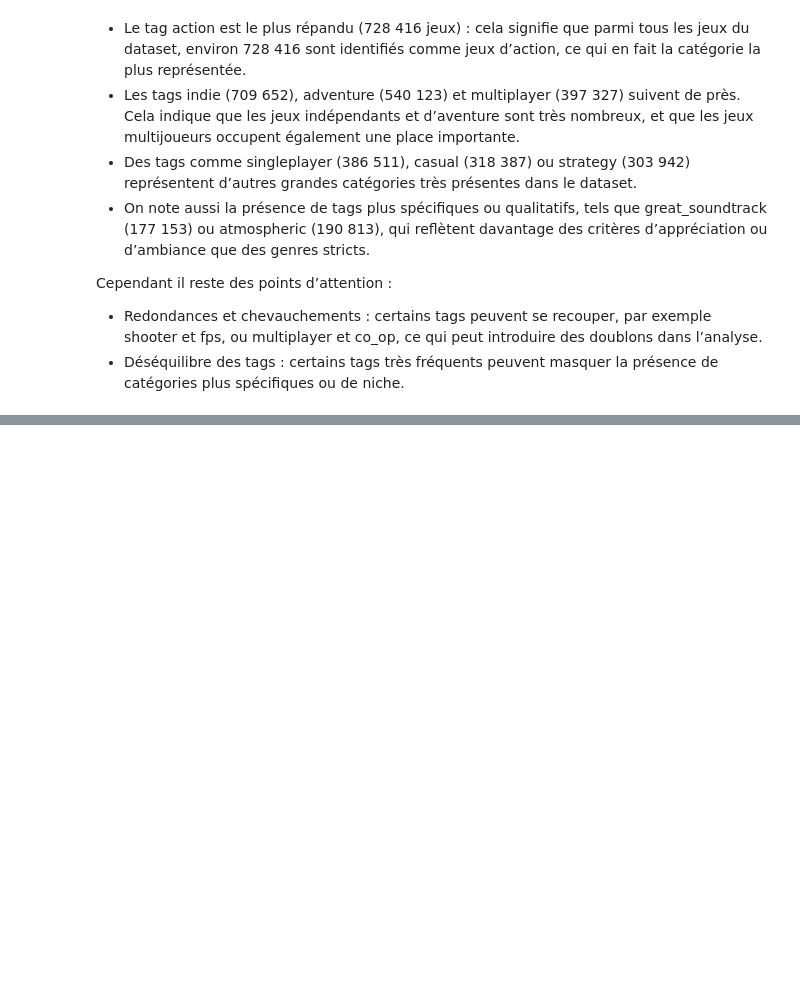
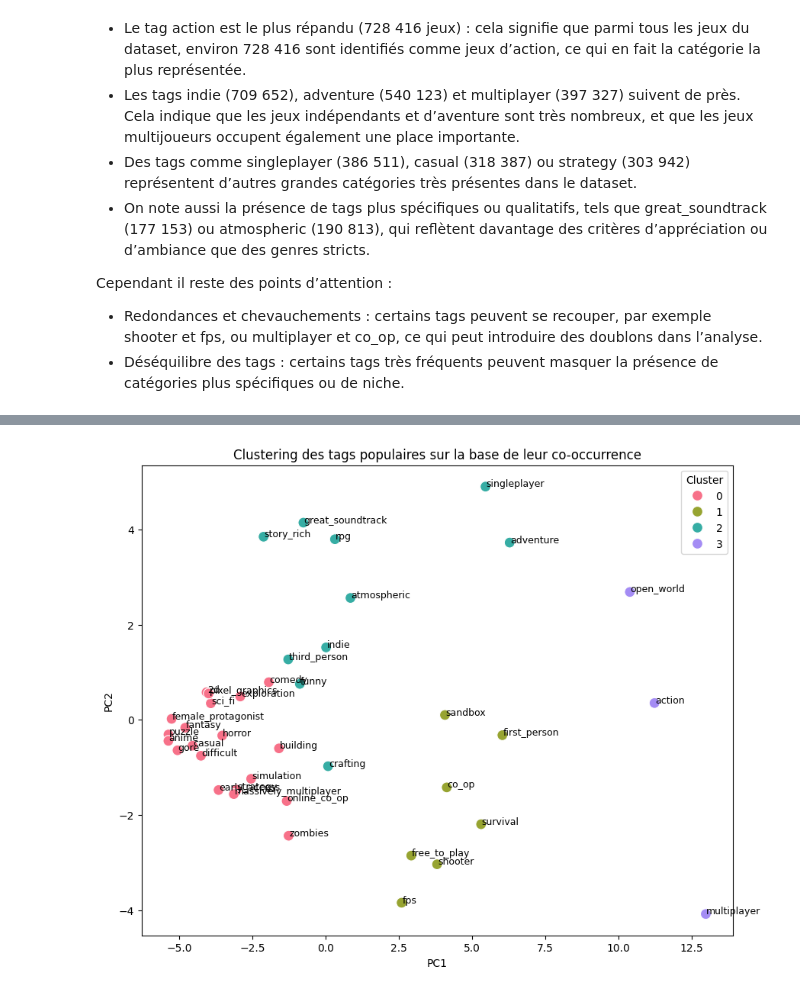
Before and after one commit to Plestan/Analyse-comportementale-Steam, a Jupyter notebook: analyse.ipynb, the cells around one changed output, grey strips where cells are left out. Drawn from its saved outputs; the diff is of its cells as text; code cells hidden in the pictures; blank space fills up the shorter version.

```diff
--- a/analyse.ipynb
+++ b/analyse.ipynb
@@ -713,0 +760,39 @@ Limitations :
+# %%
+import numpy as np
+import matplotlib.pyplot as plt
+import seaborn as sns
+from sklearn.decomposition import PCA
+from sklearn.cluster import KMeans
+from sklearn.preprocessing import StandardScaler
+
+top_tags = tag_sums.head(40).index
+co_occ_sub = co_occurrence.loc[top_tags, top_tags]
+
+# Normaliser les données
+scaler = StandardScaler()
+co_occ_scaled = scaler.fit_transform(co_occ_sub)
+
+# Réduction de dimension à 2 composantes principales
+pca = PCA(n_components=2)
+co_occ_pca = pca.fit_transform(co_occ_scaled)
+
+# Appliquer un clustering KMeans (par exemple 4 clusters, tu peux ajuster)
+k = 4
+kmeans = KMeans(n_clusters=k, random_state=4)
+clusters = kmeans.fit_predict(co_occ_pca)
+
+# Visualisation
+plt.figure(figsize=(10,8))
+palette = sns.color_palette("husl", k)
+sns.scatterplot(x=co_occ_pca[:,0], y=co_occ_pca[:,1], hue=clusters, palette=palette, s=100)
+
+for i, tag in enumerate(top_tags):
+    plt.text(co_occ_pca[i,0]+0.02, co_occ_pca[i,1], tag, fontsize=9)
+
+plt.title("Clustering des tags populaires sur la base de leur co-occurrence")
+plt.xlabel("PC1")
+plt.ylabel("PC2")
+plt.legend(title="Cluster")
+plt.show()
+# %% [output]
+[figure, added]
```
Also changed, not shown: parts of 4 cells of this notebook.
